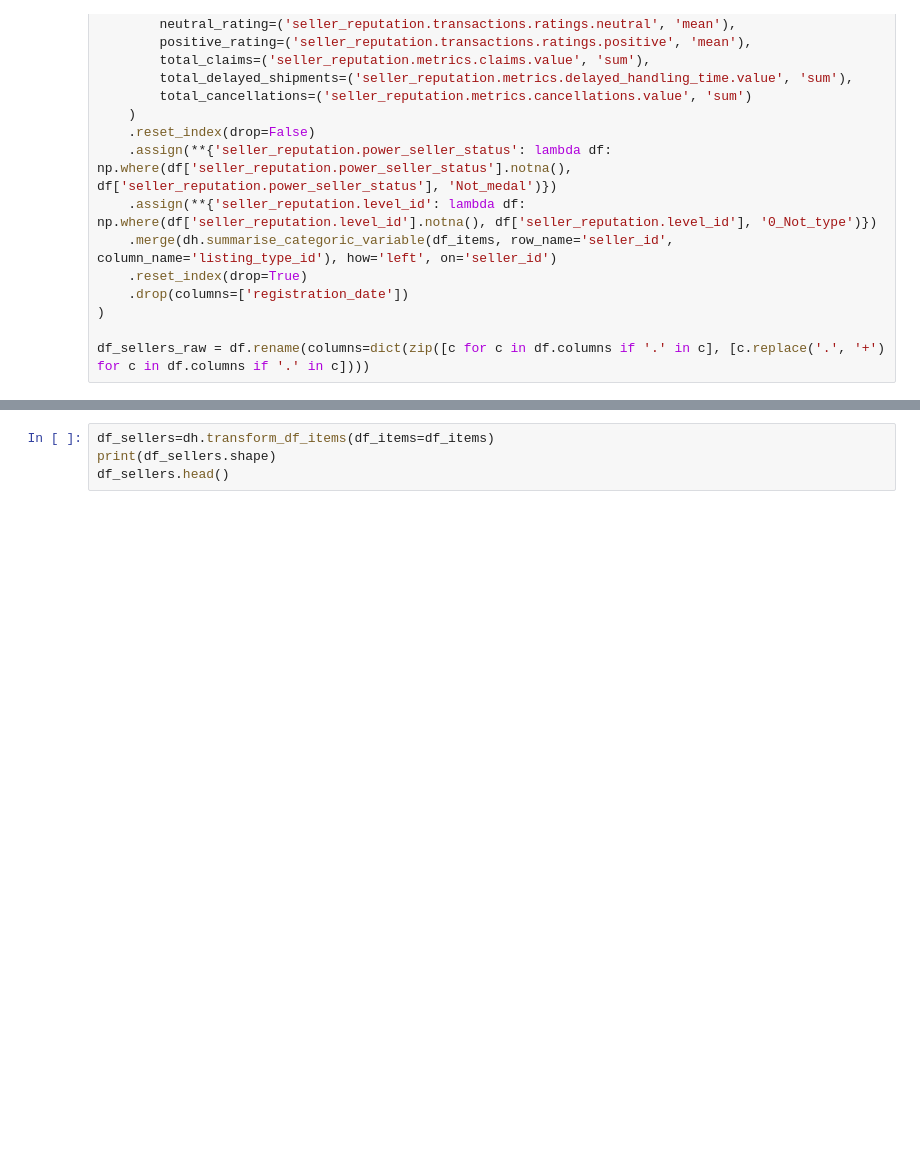
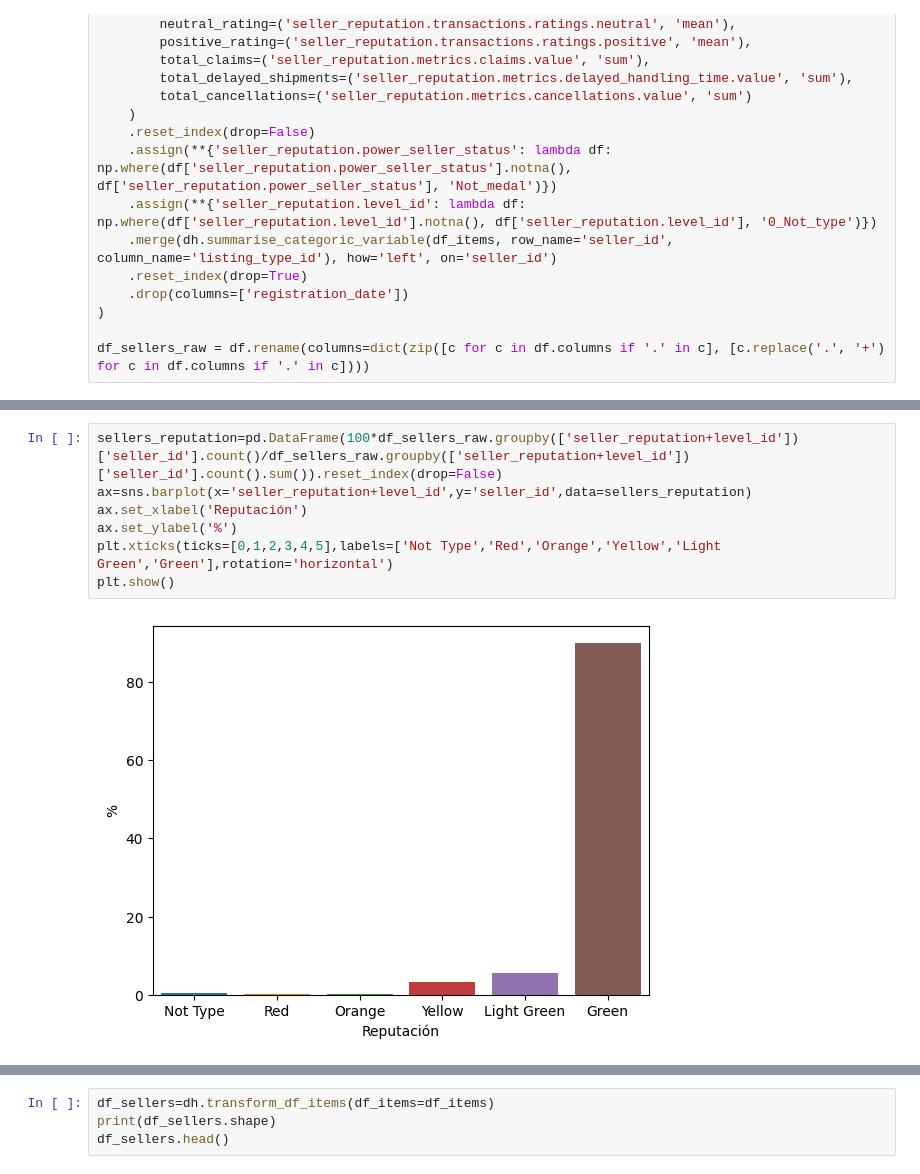
Before and after one commit to ccparra/MELI, a Jupyter notebook: MELI.ipynb, the cells around one changed output, grey strips where cells are left out. Drawn from its saved outputs; the diff is of its cells as text; blank space fills up the shorter version.

```diff
--- a/MELI.ipynb
+++ b/MELI.ipynb
@@ -90,0 +109,9 @@ df_sellers_raw = df.rename(columns=dict(zip([c for c in df.columns if '.' in c],
+# %%
+sellers_reputation=pd.DataFrame(100*df_sellers_raw.groupby(['seller_reputation+level_id'])['seller_id'].count()/df_sellers_raw.groupby(['seller_reputation+level_id'])['seller_id'].count().sum()).reset_index(drop=False)
+ax=sns.barplot(x='seller_reputation+level_id',y='seller_id',data=sellers_reputation)
+ax.set_xlabel('Reputación')
+ax.set_ylabel('%')
+plt.xticks(ticks=[0,1,2,3,4,5],labels=['Not Type','Red','Orange','Yellow','Light Green','Green'],rotation='horizontal')
+plt.show()
+# %% [output]
+[figure, added]
```
Also changed, not shown: parts of 8 cells of this notebook, 2 other files.
